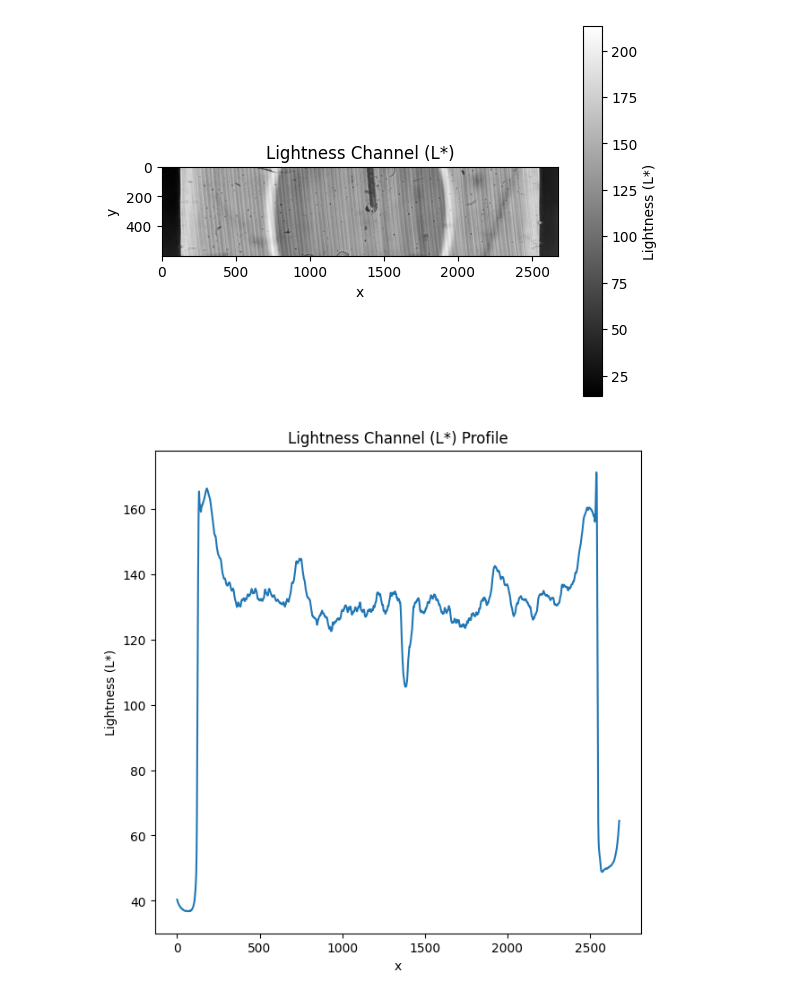
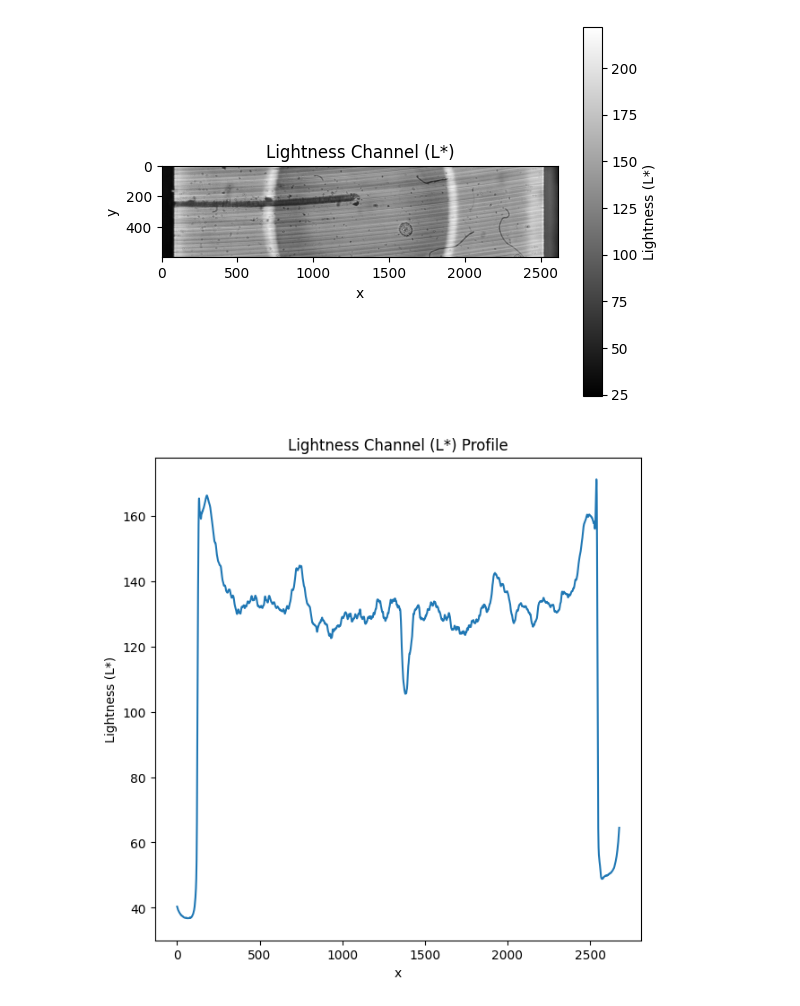
Before and after one commit to chrispap95/oxygen-diffusion-paper, a Jupyter notebook: notebooks/lightness_profiles.ipynb, the cells around one changed output. Saved outputs shown, nothing was run; the diff lists cells and outputs as text; code cells hidden in the pictures.

```diff
--- a/notebooks/lightness_profiles.ipynb
+++ b/notebooks/lightness_profiles.ipynb
@@ -71,14 +71,17 @@ def plot_peaks(data, peaks, widths):
 # %%
 %matplotlib widget
 # %%
-image_path = "EJ200PS-1X1P-5.png"
+image_path = "../data/still_photos/EJ200PS-1X1P-5/FaceA/frame0.png"
 lab_image = load_image_as_lab(image_path)
 lightness_channel = get_lightness_channel(lab_image)
+lightness_channel = np.pad(
+    lightness_channel, ((0, 0), (100, 0)), mode="constant", constant_values=255
+)
 mid = int(lightness_channel.shape[0] / 2)
-slc = [slice(mid - 300, mid + 300), ...]
+slc = [slice(mid - 300, mid + 300), slice(100, lightness_channel.shape[1])]
 plot_lightness_channel(lightness_channel[*slc])
 # %% [output]
-[figure, old version]
+[figure, new version]
 # %%
 lightness_channel_profile_x = np.mean(lightness_channel, axis=0)
 fig, ax = plt.subplots(figsize=(7, 7))
```
Also changed, not shown: 2 other files.
